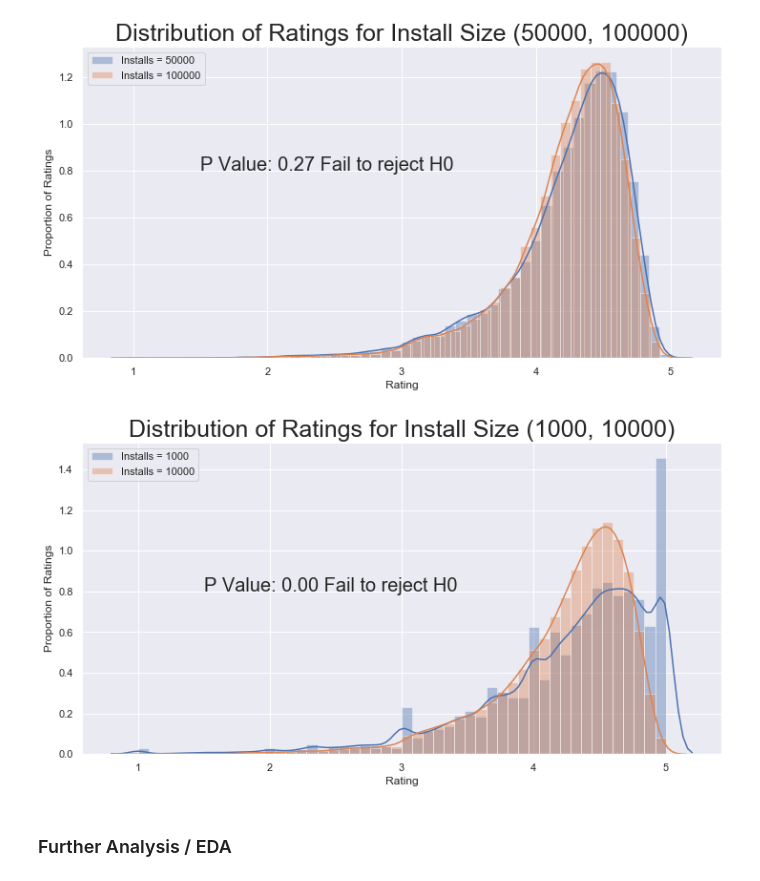
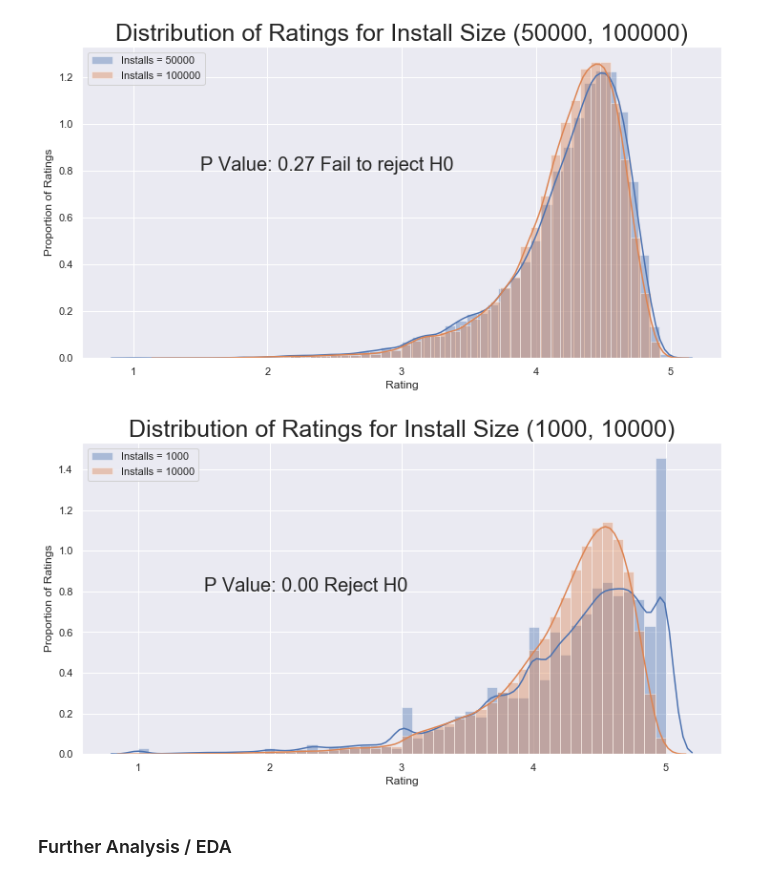
Before and after one commit to ZacharyVillarreal/Google-Play-Store-Download-Analysis, a Jupyter notebook: src/Hypothesis_Testing.ipynb, the cells around one changed output. Drawn from its saved outputs; the diff is of its cells as text; code cells hidden in the pictures.

Commit message:
Fixed graph: Distribution_of_Rating_1k_10k.png

```diff
--- a/src/Hypothesis_Testing.ipynb
+++ b/src/Hypothesis_Testing.ipynb
@@ -88,16 +88,16 @@ plt.text(x = 1.5, y = 0.8, s = "P Value: %.2f Fail to reject H0"%(p),fontsize =
 # %%
 # Comparing Install Sizes of 1000 & 10000, to compare proportion of ratings
 fig, ax = plt.subplots(figsize = (12,6))
 sns.distplot(downloads_1000.Rating,label='Installs = 1000')
 sns.distplot(downloads_10000.Rating,label='Installs = 10000')
 plt.legend()
 plt.ylabel('Proportion of Ratings')
 plt.title('Distribution of Ratings for Install Size (1000, 10000)', fontsize = 25)
 s, p = stats.ttest_ind(downloads_1000.Rating, downloads_10000.Rating, equal_var=False)
-plt.text(x = 1.5, y = 0.8, s = "P Value: %.2f Fail to reject H0"%(p),fontsize = 20);
+plt.text(x = 1.5, y = 0.8, s = "P Value: %.2f Reject H0"%(p),fontsize = 20);
 # plt.savefig('../graphs/Distribution_of_Ratings_1k_10k.png', dpi = 500, bbox_inches = 'tight');
 # %% [output]
-[figure, old version]
+[figure, new version]
 # %% [markdown]
 ### Further Analysis / EDA
 # %%
```
Also changed, not shown: 1 other file.
